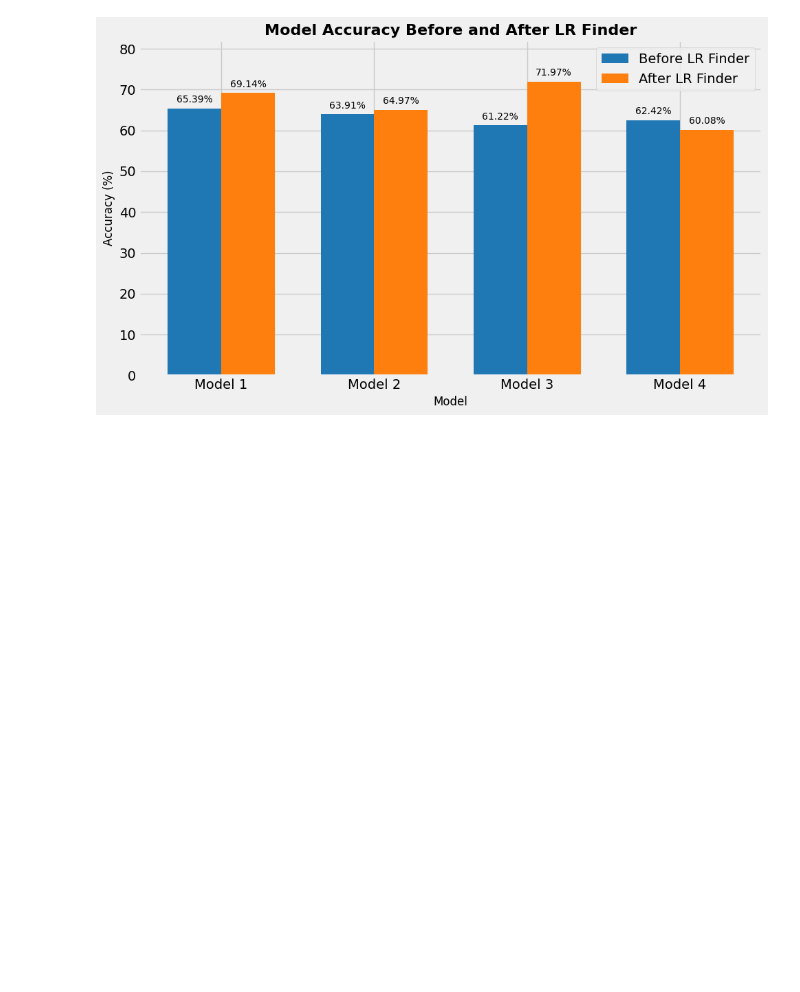
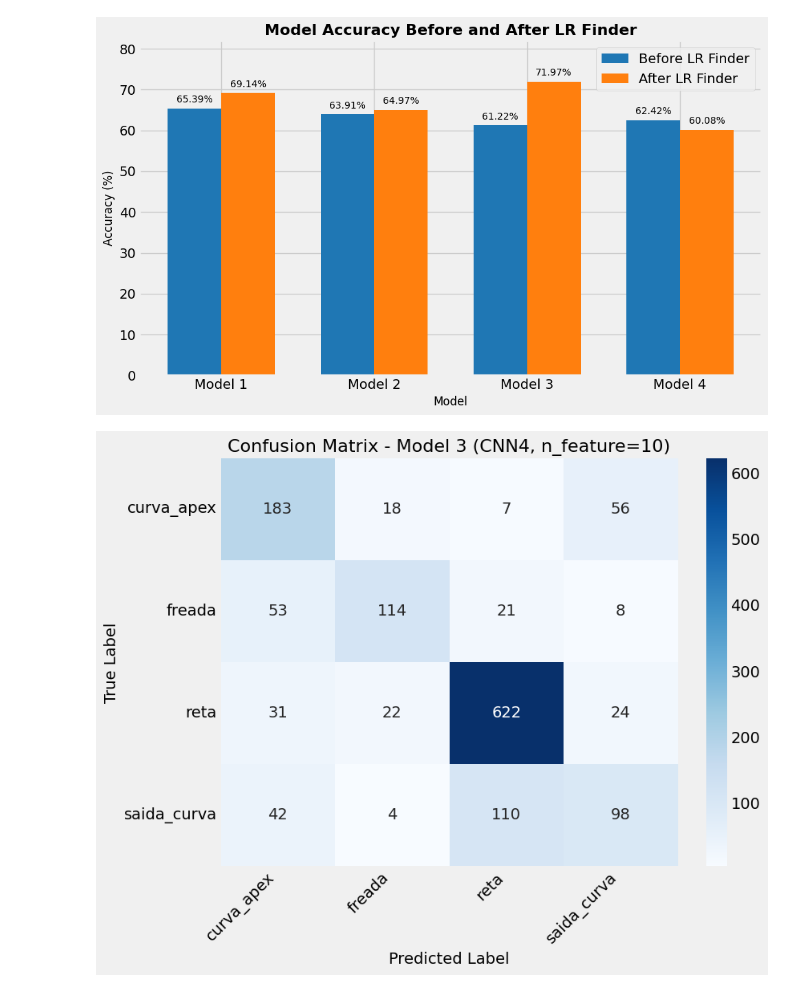
Before and after one commit to TomazFilgueira/UFRN-ML-2025-1-AutoParts_Classification, a Jupyter notebook: Iracing_classification.ipynb, the cells around one changed output. Drawn from its saved outputs; the diff is of its cells as text; code cells hidden in the pictures; blank space fills up the shorter version.

Commit message:
confusion matrix after LR

```diff
--- a/Iracing_classification.ipynb
+++ b/Iracing_classification.ipynb
@@ -2267,3 +2267,44 @@ plt.tight_layout()
 plt.show()
 # %% [output]
 [figure]
+# %%
+from sklearn.metrics import confusion_matrix
+# Collect predictions and true labels for Model 3 (CNN4, n_feature=10)
+all_preds3 = []
+all_labels3 = []
+device = torch.device("cuda" if torch.cuda.is_available() else "cpu")
+model3_cnn4.to(device)
+model3_cnn4.eval()
+
+with torch.no_grad():
+    for images, labels in val_loader_3:
+        images = images.to(device)
+        logits = model3_cnn4(images)
+        preds = torch.argmax(logits, axis=1)
+        all_preds3.extend(preds.cpu().numpy())
+        all_labels3.extend(labels.cpu().numpy())
+
+# Compute confusion matrix
+cm3 = confusion_matrix(all_labels3, all_preds3)
+
+# Use English class labels if available, otherwise use val_data.classes
+if hasattr(val_data, 'classes'):
+    class_labels = val_data.classes
+else:
+    class_labels = [str(i) for i in range(cm3.shape[0])]
+
+plt.figure(figsize=(9, 7))
+sns.heatmap(cm3, annot=True, fmt='d', cmap='Blues',
+            xticklabels=class_labels,
+            yticklabels=class_labels,
+            annot_kws={"size": 14})
+
+plt.title('Confusion Matrix - Model 3 (CNN4, n_feature=10)', fontsize=16)
+plt.xlabel('Predicted Label', fontsize=14)
+plt.ylabel('True Label', fontsize=14)
+plt.xticks(rotation=45, ha='right')
+plt.yticks(rotation=0)
+plt.tight_layout()
+plt.show()
+# %% [output]
+[figure, added]
```
Also changed, not shown: parts of 1 cell of this notebook, 1 other file.
